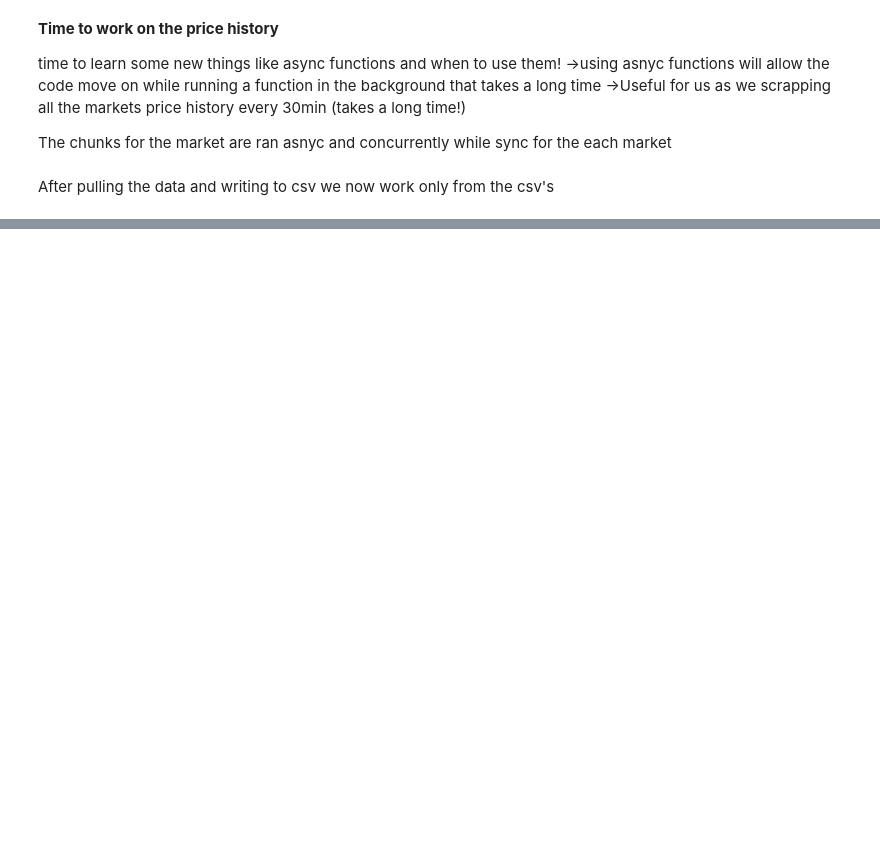
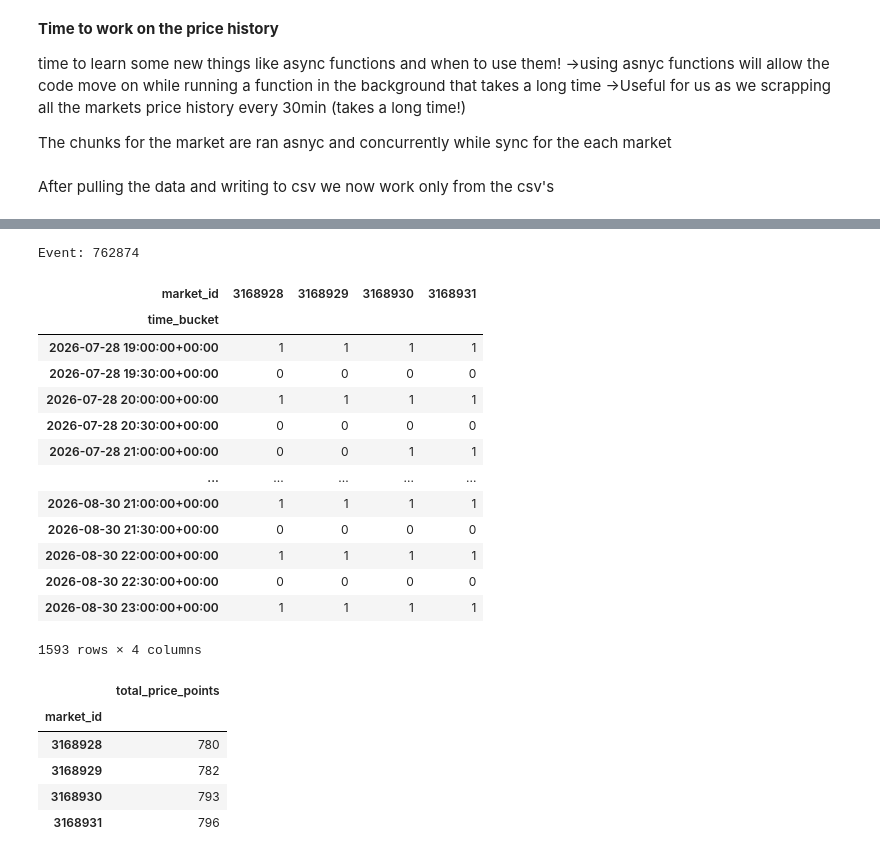
Before and after one commit to dman391/PolymarketWeatherAnalysis, a Jupyter notebook: PolyMarketWeatherAnalysis.ipynb, the cells around one changed output, grey strips where cells are left out. Drawn from its saved outputs; the diff is of its cells as text; code cells hidden in the pictures; blank space fills up the shorter version.

```diff
--- a/PolyMarketWeatherAnalysis.ipynb
+++ b/PolyMarketWeatherAnalysis.ipynb
@@ -336,0 +392,45 @@ head(df_price_history)
+# %%
+# Pick an event, or replace with a specific event ID
+event_id = df_price_history["event_id"].iloc[0]
+
+counts = (
+    df_price_history.loc[df_price_history["event_id"] == event_id]
+    .groupby(["time_bucket", "market_id"])
+    .size()
+    .unstack("market_id", fill_value=0)
+)
+
+# Include windows with no observations across any bucket
+counts = counts.reindex(
+    pd.date_range(counts.index.min(), counts.index.max(), freq="30min"),
+    fill_value=0,
+)
+counts.index.name = "time_bucket"
+
+print(f"Event: {event_id}")
+display(counts)
+
+# Total raw price points per market bucket
+display(counts.sum().rename("total_price_points").to_frame())
+# %% [output]
+Event: 762874
+| market_id | 3168928 | 3168929 | 3168930 | 3168931 |
+| time_bucket |  |  |  |  |
+| 2026-07-28 19:00:00+00:00 | 1 | 1 | 1 | 1 |
+| 2026-07-28 19:30:00+00:00 | 0 | 0 | 0 | 0 |
+| 2026-07-28 20:00:00+00:00 | 1 | 1 | 1 | 1 |
+| 2026-07-28 20:30:00+00:00 | 0 | 0 | 0 | 0 |
+| 2026-07-28 21:00:00+00:00 | 0 | 0 | 1 | 1 |
+| ... | ... | ... | ... | ... |
+| 2026-08-30 21:00:00+00:00 | 1 | 1 | 1 | 1 |
+| 2026-08-30 21:30:00+00:00 | 0 | 0 | 0 | 0 |
+| 2026-08-30 22:00:00+00:00 | 1 | 1 | 1 | 1 |
+| 2026-08-30 22:30:00+00:00 | 0 | 0 | 0 | 0 |
+| 2026-08-30 23:00:00+00:00 | 1 | 1 | 1 | 1 |
+1593 rows × 4 columns
+|  | total_price_points |
+| market_id |  |
+| 3168928 | 780 |
+| 3168929 | 782 |
+| 3168930 | 793 |
+| 3168931 | 796 |
```
Also changed, not shown: parts of 4 cells of this notebook, 3 other files.
